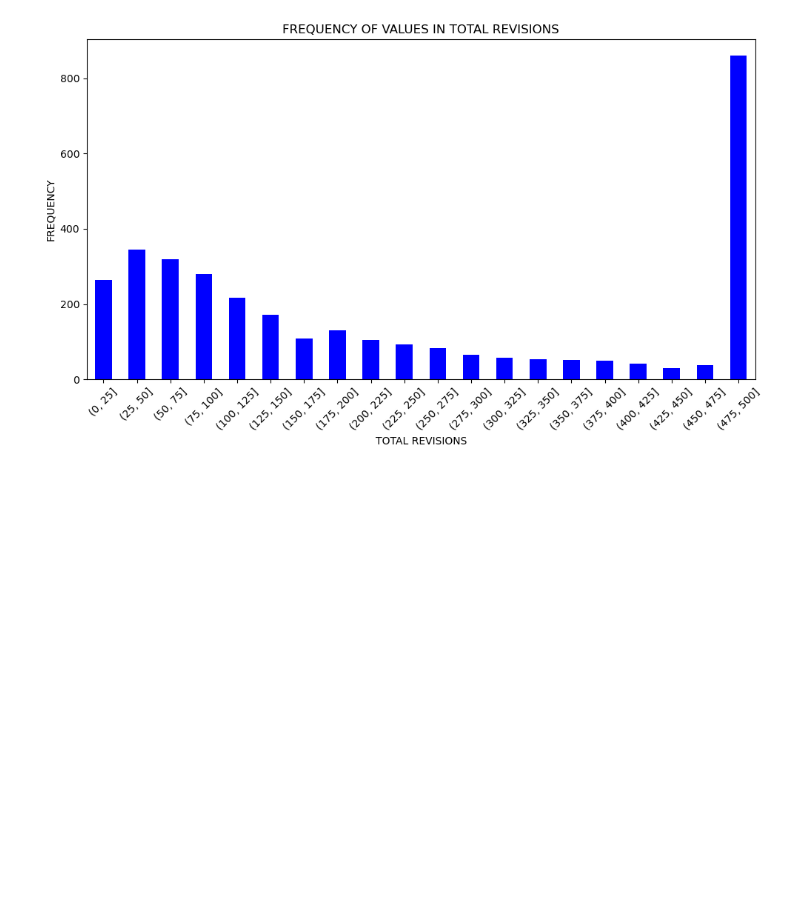
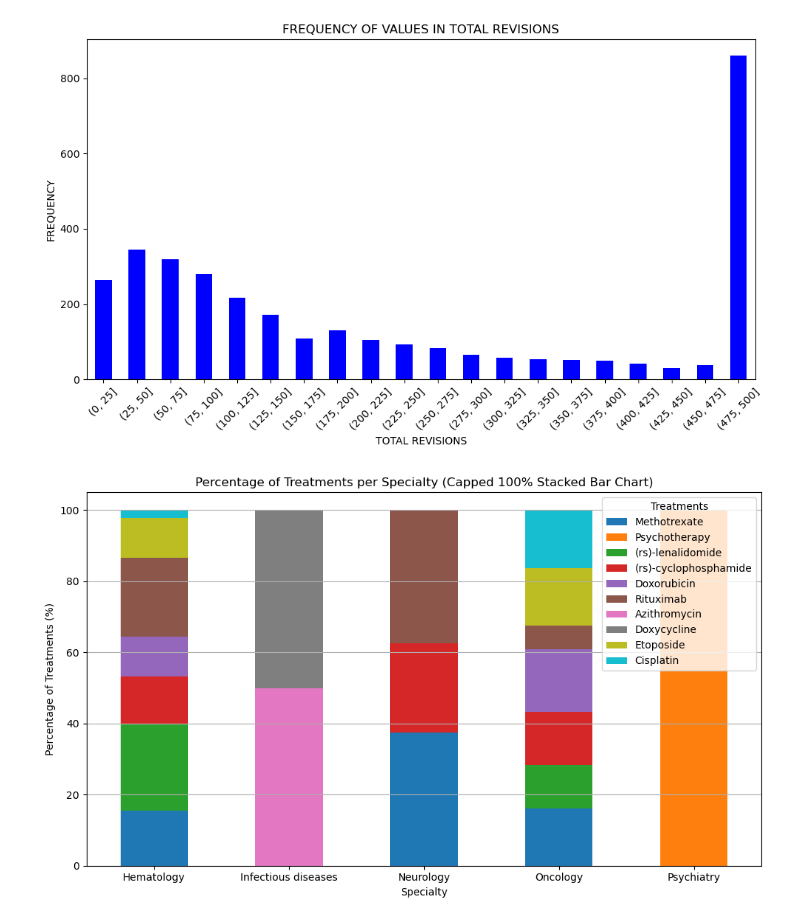
Before and after one commit to ritaleite03/FEUP-MEIC-PRI, a Jupyter notebook: project_1/analysis.ipynb, the cells around one changed output. Cells and saved outputs as stored; diff of their text form; code cells hidden in the pictures; blank space fills up the shorter version.

Commit message:
added stacked bar graph

```diff
--- a/project_1/analysis.ipynb
+++ b/project_1/analysis.ipynb
@@ -109,3 +109,57 @@ if "Total Revisions" in data.index:
     plt.show()
 # %% [output]
 [figure]
+# %%
+import pandas as pd
+import matplotlib.pyplot as plt
+import json
+# Updated sample dataset
+data = json.load(open('data/data.json'))
+
+# Convert data to DataFrame
+rows = []
+for disease, details in data.items():
+    if 'Treatments List' not in details or 'Specialty' not in details:
+        continue
+    for treatment in details['Treatments List']:
+        for specialty in details['Specialty']:
+            rows.append({'Disease': disease, 'Treatment': treatment, 'Specialty': specialty})
+
+df = pd.DataFrame(rows)
+
+# Count treatments per specialty and treatment
+treatment_counts = df.groupby(['Specialty', 'Treatment']).size().unstack(fill_value=0)
+
+# Cap the number of specialties and treatments
+max_specialties = 5  # Change this value to cap the number of specialties
+max_treatments = 10   # Change this value to cap the number of treatments
+
+# Get top specialties based on treatment counts
+top_specialties = treatment_counts.sum(axis=1).nlargest(max_specialties).index
+# Check if any specialties exist in the treatment_counts DataFrame
+valid_specialties = treatment_counts.index.intersection(top_specialties)
+
+# Get top treatments for valid specialties
+top_treatments = treatment_counts.loc[valid_specialties].sum(axis=0).nlargest(max_treatments).index
+
+# Filter the treatment counts DataFrame to include only valid specialties and treatments
+treatment_counts_capped = treatment_counts.loc[valid_specialties, top_treatments]
+
+# Normalize the counts to get percentages for a 100% stacked bar chart
+if not treatment_counts_capped.empty:
+    treatment_counts_percentage = treatment_counts_capped.div(treatment_counts_capped.sum(axis=1), axis=0) * 100
+
+    # Create 100% stacked bar chart
+    treatment_counts_percentage.plot(kind='bar', stacked=True, figsize=(10, 6), colormap='tab10')
+    plt.title('Percentage of Treatments per Specialty (Capped 100% Stacked Bar Chart)')
+    plt.xlabel('Specialty')
+    plt.ylabel('Percentage of Treatments (%)')
+    plt.xticks(rotation=360)
+    plt.grid(axis='y')
+    plt.legend(title='Treatments')
+    plt.tight_layout()
+    plt.show()
+else:
+    print("No valid specialties or treatments available for plotting.")
+# %% [output]
+[figure, added]
```
